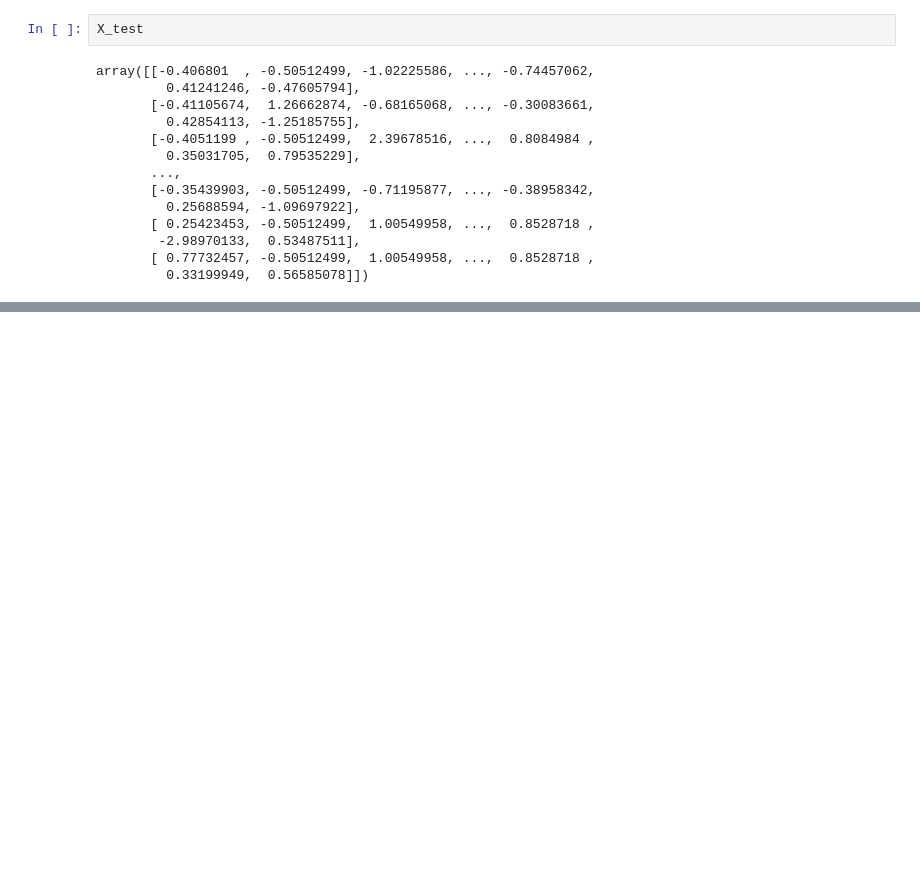
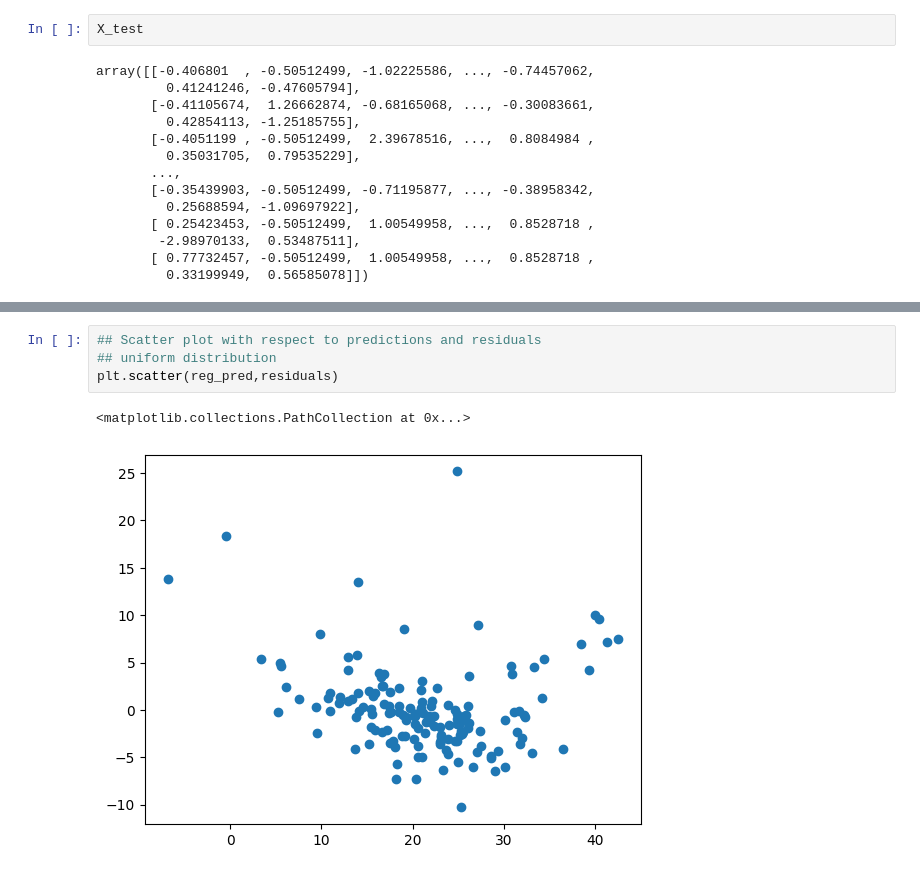
Before and after one commit to matthewmcnulty/e2e-machine-learning-project, a Jupyter notebook: linear-regression.ipynb, the cells around one changed output, grey strips where cells are left out. Saved outputs shown, nothing was run; the diff lists cells and outputs as text; blank space fills up the shorter version.

```diff
--- a/linear-regression.ipynb
+++ b/linear-regression.ipynb
@@ -378,0 +465,7 @@ array([[-0.406801  , -0.50512499, -1.02225586, ..., -0.74457062,
+# %%
+## Scatter plot with respect to predictions and residuals
+## uniform distribution
+plt.scatter(reg_pred,residuals)
+# %% [output]
+<matplotlib.collections.PathCollection at 0x...>
+[figure, added]
```
Also changed, not shown: parts of 16 cells of this notebook.
